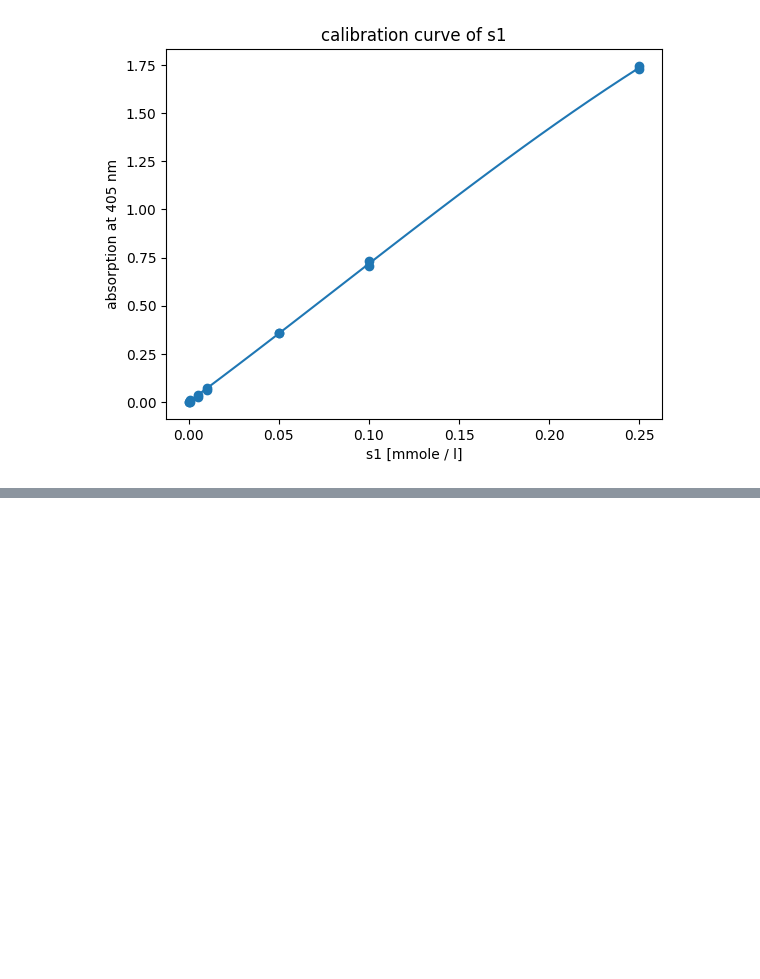
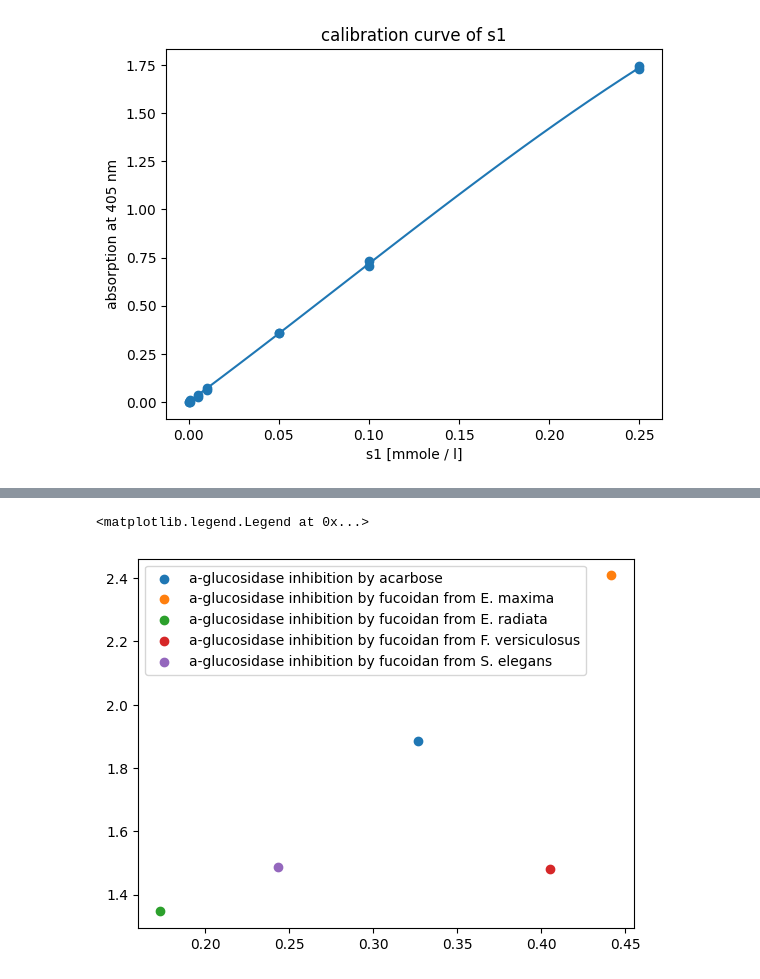
Before and after one commit to haeussma/masterthesis, a Jupyter notebook: book/_build/jupyter_execute/scenarios/glycosidase_inhibition.ipynb, the cells around one changed output, grey strips where cells are left out. Cells and saved outputs as stored; diff of their text form; code cells hidden in the pictures; blank space fills up the shorter version.

```diff
--- a/book/_build/jupyter_execute/scenarios/glycosidase_inhibition.ipynb
+++ b/book/_build/jupyter_execute/scenarios/glycosidase_inhibition.ipynb
@@ -277,0 +267,7 @@ Fit report for competitive inhibition model
+# %%
+for Km, kcat, label in zip(df["K_m"].values, df["k_cat"].values, df.index):
+    plt.scatter(Km, kcat, label=label)
+plt.legend()
+# %% [output]
+<matplotlib.legend.Legend at 0x...>
+[figure, added]
```
Also changed, not shown: parts of 18 cells of this notebook, 21 other files.
